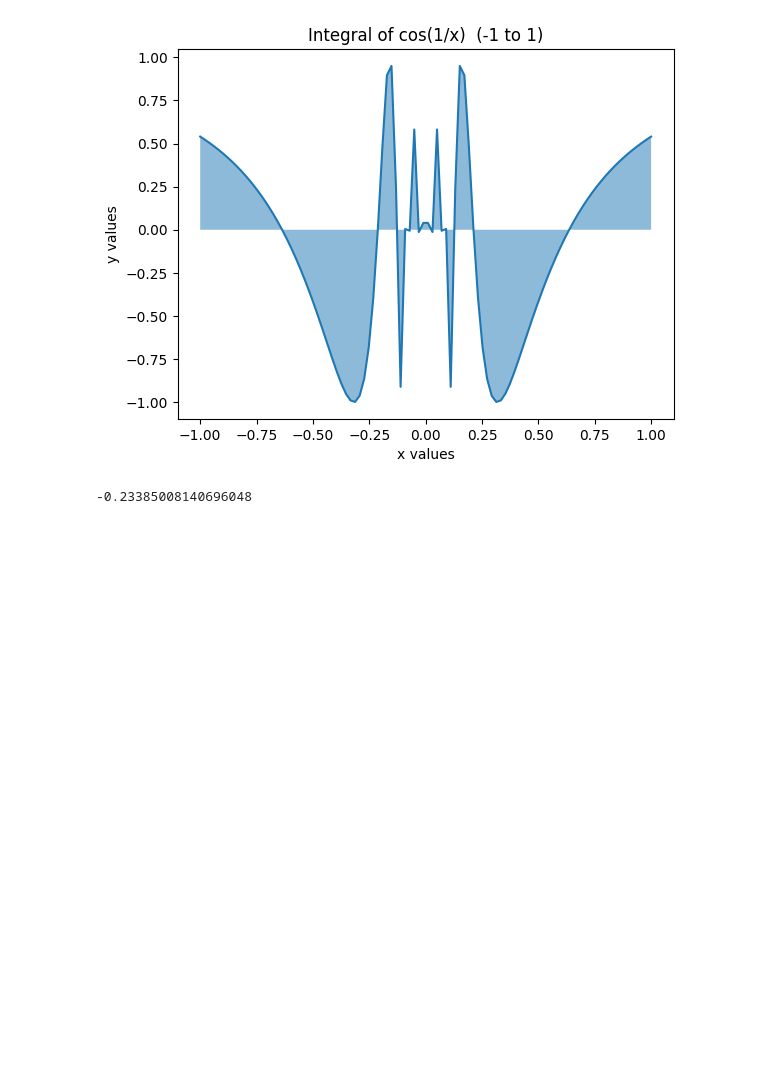
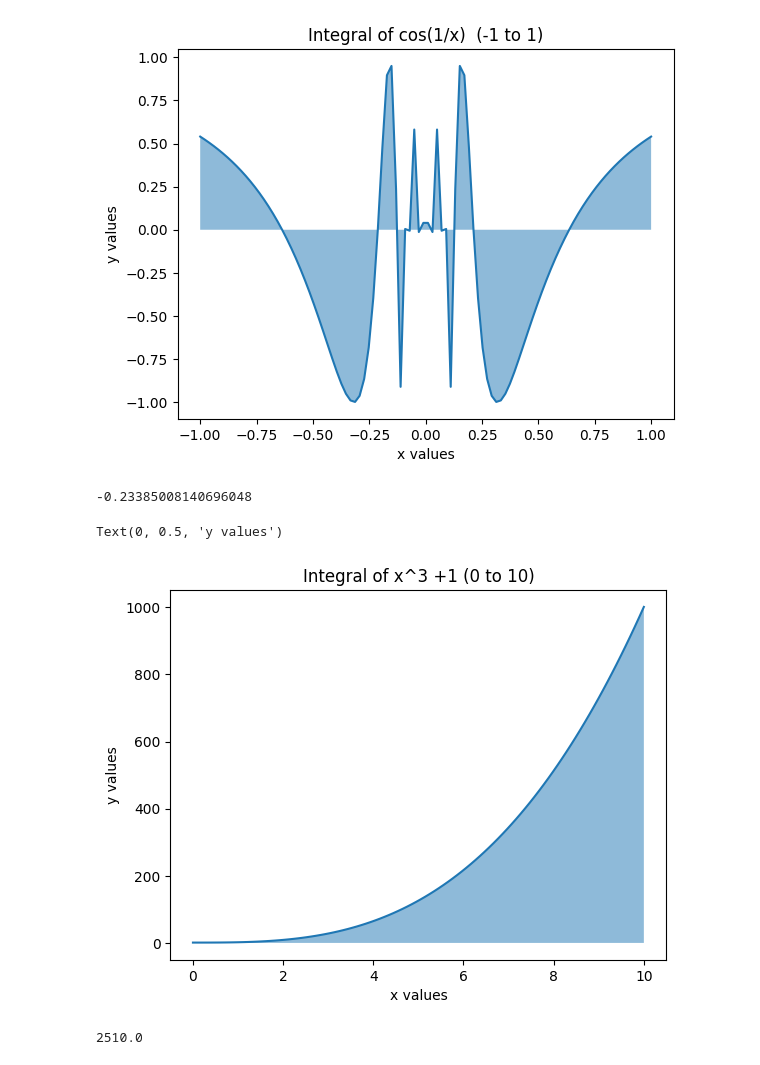
Before and after one commit to ubsuny/23-Homework6G1, a Jupyter notebook: simpson.ipynb, the cells around one changed output. Drawn from its saved outputs; the diff is of its cells as text; code cells hidden in the pictures; blank space fills up the shorter version.

Commit message:
Added the cubed function

```diff
--- a/simpson.ipynb
+++ b/simpson.ipynb
@@ -127,3 +127,22 @@ Text(0, 0.5, 'y values')
 calc.simpson(cos_func, lower_bound, upper_bound,10) # value of integral from -1 to 1 for cos function
 # %% [output]
 -0.23385008140696048
+# %%
+# integral of x^3 + 1
+# plotting graph using first set of bounds
+lower_bound = 0
+upper_bound = 10*GROUP_NUMBER
+x_vals = np.linspace(lower_bound, upper_bound, 100)
+y_vals = cube_func(x_vals)
+plt.plot(x_vals,y_vals)
+plt.fill_between(x_vals, y_vals, alpha = 0.5)
+plt.title("Integral of x^3 +1 (0 to 10)")
+plt.xlabel('x values')
+plt.ylabel('y values')
+# %% [output]
+Text(0, 0.5, 'y values')
+[figure, added]
+# %%
+calc.simpson(cube_func, lower_bound, upper_bound,10) # value of integral from 0 to 10 for cube function
+# %% [output]
+2510.0
```
Also changed, not shown: parts of 4 cells of this notebook.
